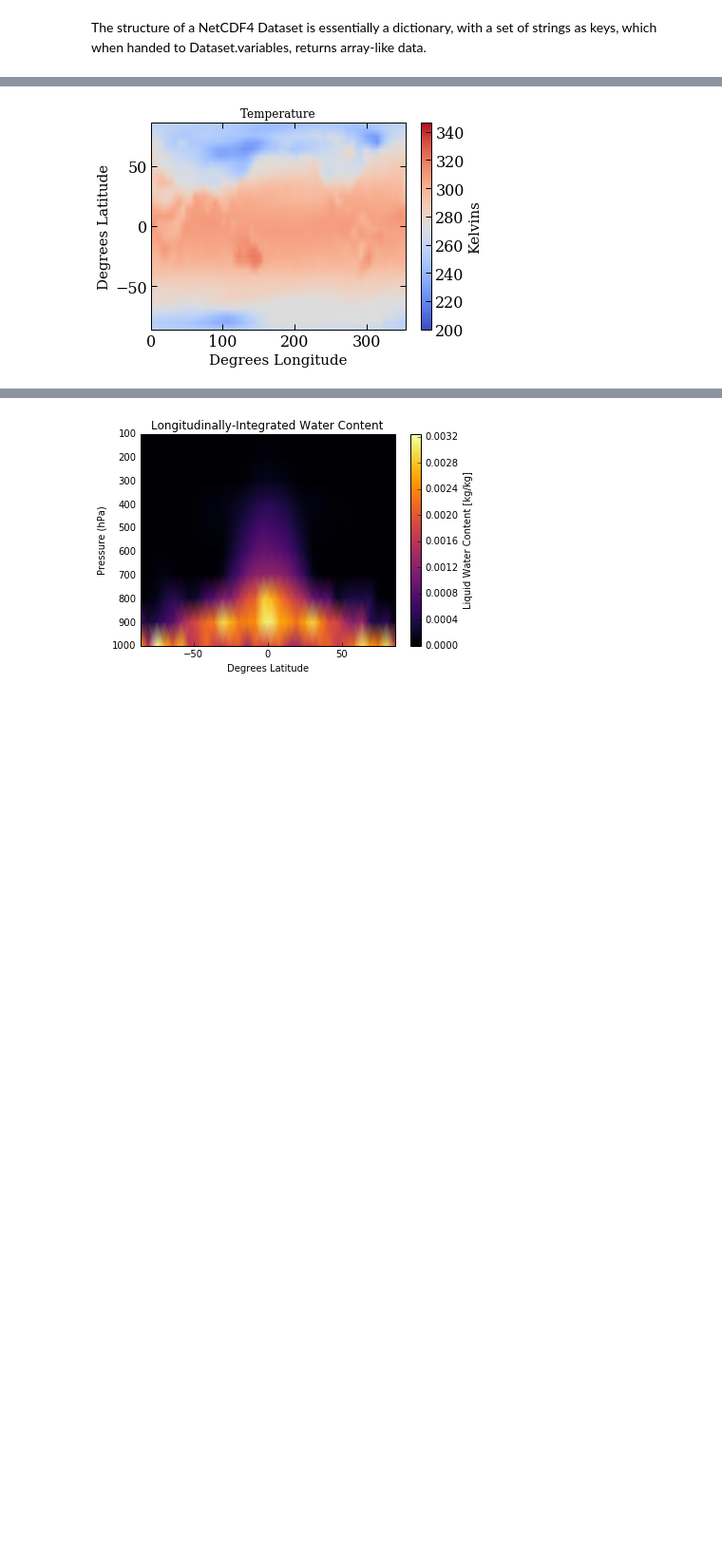
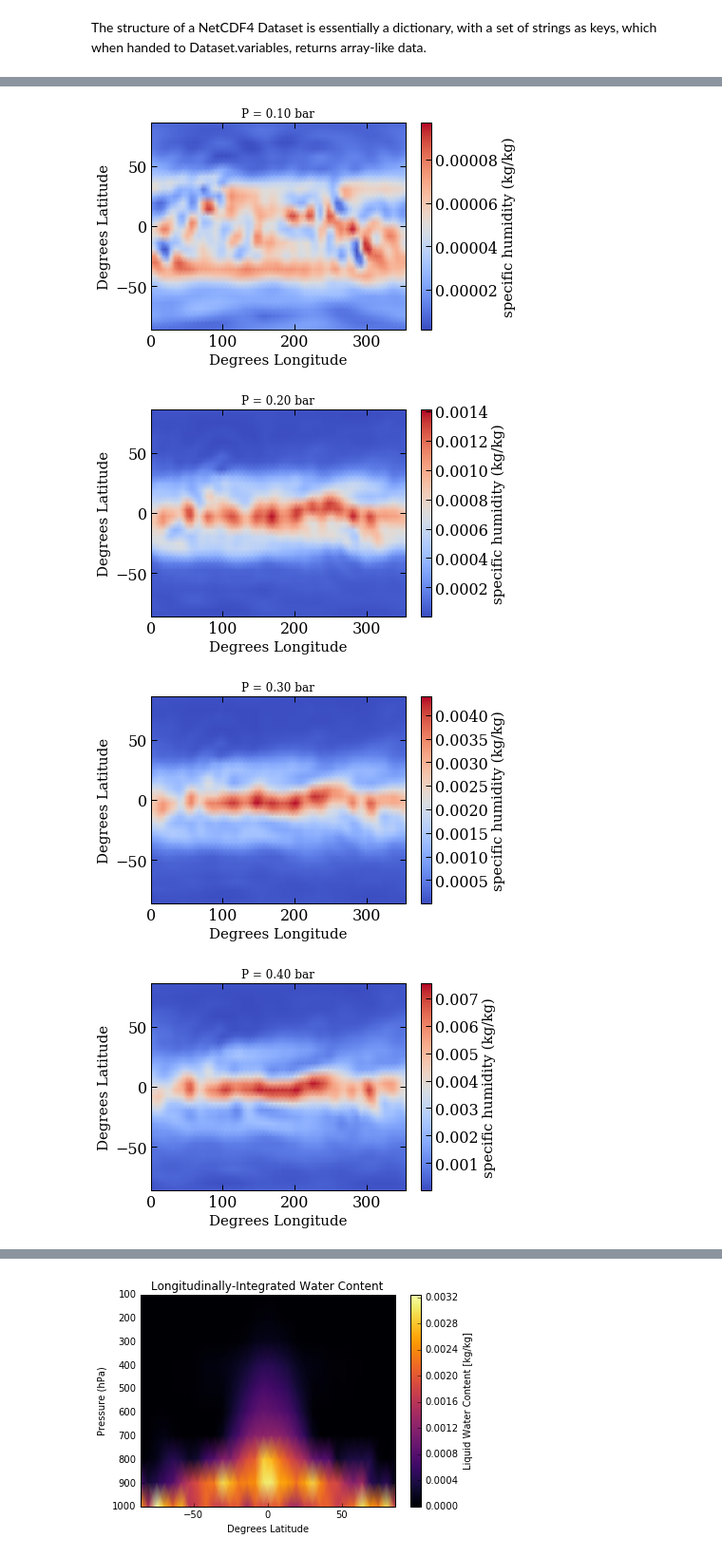
Before and after one commit to r-cloutier/GCM2Transmission, a Jupyter notebook: GCM Data Analysis Primer.ipynb, the cells around one changed output, grey strips where cells are left out. Shown at 95% size. Drawn from its saved outputs; the diff is of its cells as text; code cells hidden in the pictures; blank space fills up the shorter version.

```diff
--- a/GCM Data Analysis Primer.ipynb
+++ b/GCM Data Analysis Primer.ipynb
@@ -6,7 +6,7 @@ import matplotlib.pyplot as plt
 # %% [markdown]
 Use the netCDF4 package to load NetCDF files (*.nc). You may have to install it separately. Usage is very simple, just point nc.Dataset to the data file and tell it to read the file rather than write to it.
 # %%
-data = nc.Dataset("plasim_samples/earth.nc","r")
+data = nc.Dataset("plasim_samples/TIDAL1.0.001.nc","r")
 # %% [markdown]
 The structure of a NetCDF4 Dataset is essentially a dictionary, with a set of strings as keys, which when handed to Dataset.variables, returns array-like data.
 # %%
@@ -34,13 +34,20 @@ maxt    (12, 32, 64)
 # %%
+# Earth-like
+data = nc.Dataset("plasim_samples/earth.nc","r")
 lts = data.variables['lat'][:]
 lns = data.variables['lon'][:]
 lons, lats = np.meshgrid(lns,lts)
-t=plt.pcolormesh(lons,lats,data.variables['ts'][11,:],shading='Gouraud',cmap='coolwarm',vmin=200,vmax=346.3)
-plt.xlabel('Degrees Longitude')
-plt.ylabel('Degrees Latitude')
-plt.title("Temperature")
-plt.ylim(np.amin(lts),np.amax(lts))
-plt.xlim(np.amin(lns),np.amax(lns))
-c=plt.colorbar(t,label='Kelvins')
+for i in range(data.variables['lev'][:].size):
+    plt.figure(i)
+    t=plt.pcolormesh(lons,lats,data.variables['hus'][11,i,:],shading='Gouraud',cmap='coolwarm')#,vmin=200,vmax=346.3)
+    plt.xlabel('Degrees Longitude')
+    plt.ylabel('Degrees Latitude')
+    plt.title("P = %.2f bar"%(data.variables['lev'][:][i]*1e-3))
+    plt.ylim(np.amin(lts),np.amax(lts))
+    plt.xlim(np.amin(lns),np.amax(lns))
+    c=plt.colorbar(t,label='specific humidity (kg/kg)')
 # %% [output]
-[figure, old version]
+[figure, new version]
+[figure, added]
+[figure, added]
+[figure, added]
```
Also changed, not shown: parts of 3 cells of this notebook, 5 other files.
